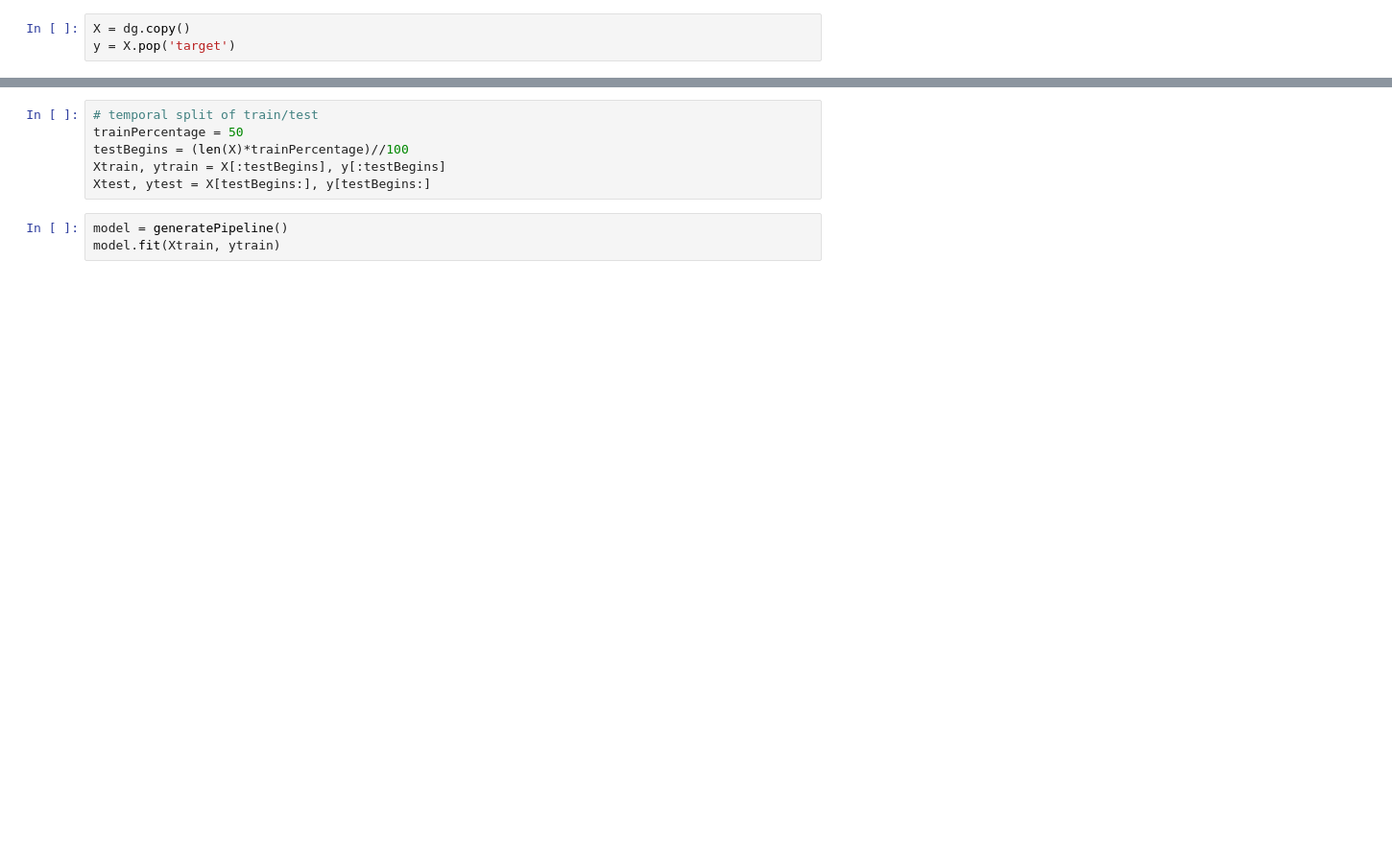
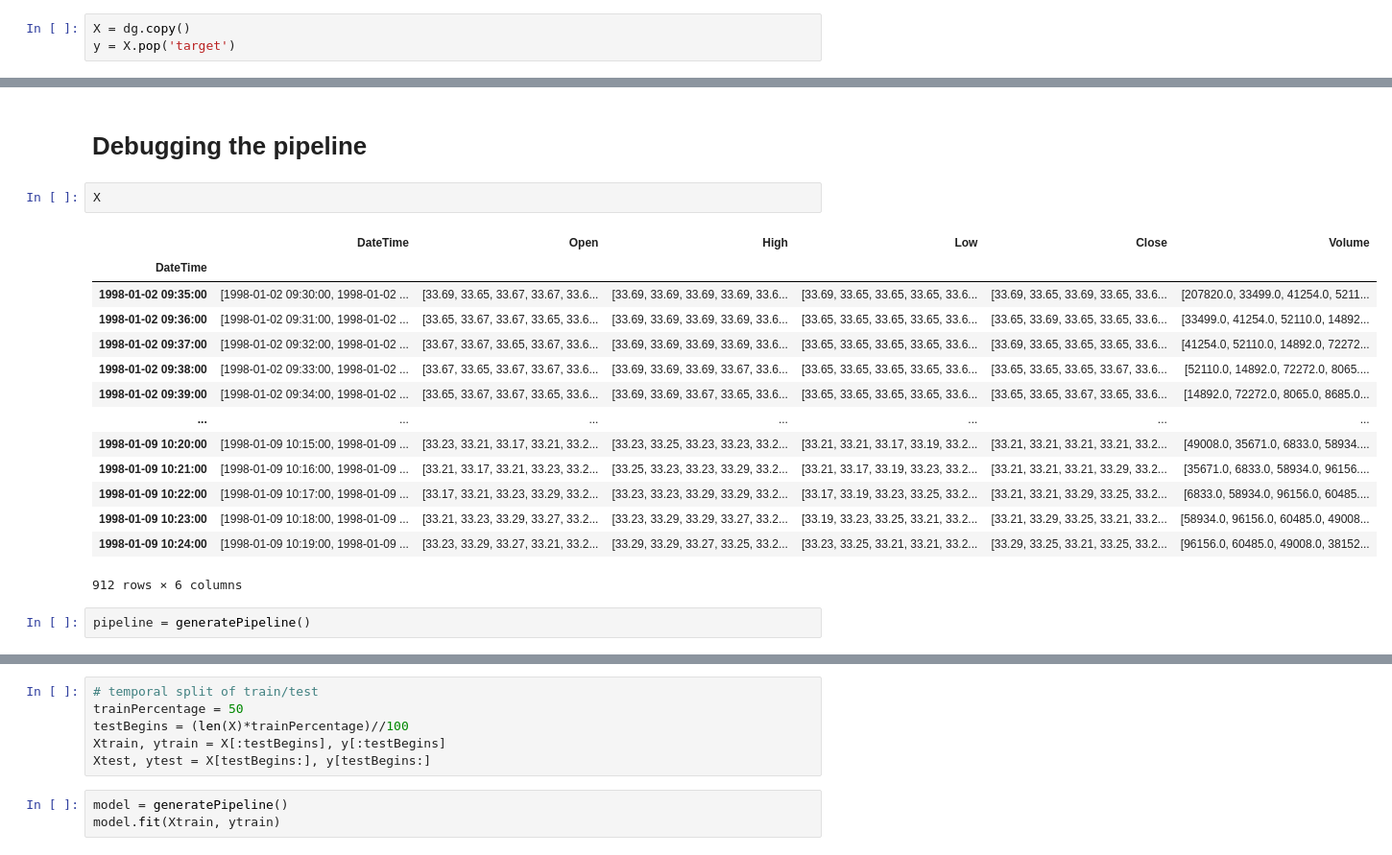
Before and after one commit to luisduque440/moneyManager, a Jupyter notebook: modeling/EDA_IBM_1min.ipynb, the cells around one changed output, grey strips where cells are left out. Shown at 96% size. Drawn from its saved outputs; the diff is of its cells as text; blank space fills up the shorter version.

Commit message:
currently working on the pipeline

```diff
--- a/modeling/EDA_IBM_1min.ipynb
+++ b/modeling/EDA_IBM_1min.ipynb
@@ -81,0 +71,21 @@ X.head()
+# %% [markdown]
+# Debugging the pipeline
+# %%
+X
+# %% [output]
+|  | DateTime | Open | High | Low | Close | Volume |
+| DateTime |  |  |  |  |  |  |
+| 1998-01-02 09:35:00 | [1998-01-02 09:30:00, 1998-01-02 ... | [33.69, 33.65, 33.67, 33.67, 33.6... | [33.69, 33.69, 33.69, 33.69, 33.6... | [33.69, 33.65, 33.65, 33.65, 33.6... | [33.69, 33.65, 33.69, 33.65, 33.6... | [207820.0, 33499.0, 41254.0, 5211... |
+| 1998-01-02 09:36:00 | [1998-01-02 09:31:00, 1998-01-02 ... | [33.65, 33.67, 33.67, 33.65, 33.6... | [33.69, 33.69, 33.69, 33.69, 33.6... | [33.65, 33.65, 33.65, 33.65, 33.6... | [33.65, 33.69, 33.65, 33.65, 33.6... | [33499.0, 41254.0, 52110.0, 14892... |
+| 1998-01-02 09:37:00 | [1998-01-02 09:32:00, 1998-01-02 ... | [33.67, 33.67, 33.65, 33.67, 33.6... | [33.69, 33.69, 33.69, 33.69, 33.6... | [33.65, 33.65, 33.65, 33.65, 33.6... | [33.69, 33.65, 33.65, 33.65, 33.6... | [41254.0, 52110.0, 14892.0, 72272... |
+| 1998-01-02 09:38:00 | [1998-01-02 09:33:00, 1998-01-02 ... | [33.67, 33.65, 33.67, 33.67, 33.6... | [33.69, 33.69, 33.69, 33.67, 33.6... | [33.65, 33.65, 33.65, 33.65, 33.6... | [33.65, 33.65, 33.65, 33.67, 33.6... | [52110.0, 14892.0, 72272.0, 8065.... |
+| 1998-01-02 09:39:00 | [1998-01-02 09:34:00, 1998-01-02 ... | [33.65, 33.67, 33.67, 33.65, 33.6... | [33.69, 33.69, 33.67, 33.65, 33.6... | [33.65, 33.65, 33.65, 33.65, 33.6... | [33.65, 33.65, 33.67, 33.65, 33.6... | [14892.0, 72272.0, 8065.0, 8685.0... |
+| ... | ... | ... | ... | ... | ... | ... |
+| 1998-01-09 10:20:00 | [1998-01-09 10:15:00, 1998-01-09 ... | [33.23, 33.21, 33.17, 33.21, 33.2... | [33.23, 33.25, 33.23, 33.23, 33.2... | [33.21, 33.21, 33.17, 33.19, 33.2... | [33.21, 33.21, 33.21, 33.21, 33.2... | [49008.0, 35671.0, 6833.0, 58934.... |
+| 1998-01-09 10:21:00 | [1998-01-09 10:16:00, 1998-01-09 ... | [33.21, 33.17, 33.21, 33.23, 33.2... | [33.25, 33.23, 33.23, 33.29, 33.2... | [33.21, 33.17, 33.19, 33.23, 33.2... | [33.21, 33.21, 33.21, 33.29, 33.2... | [35671.0, 6833.0, 58934.0, 96156.... |
+| 1998-01-09 10:22:00 | [1998-01-09 10:17:00, 1998-01-09 ... | [33.17, 33.21, 33.23, 33.29, 33.2... | [33.23, 33.23, 33.29, 33.29, 33.2... | [33.17, 33.19, 33.23, 33.25, 33.2... | [33.21, 33.21, 33.29, 33.25, 33.2... | [6833.0, 58934.0, 96156.0, 60485.... |
+| 1998-01-09 10:23:00 | [1998-01-09 10:18:00, 1998-01-09 ... | [33.21, 33.23, 33.29, 33.27, 33.2... | [33.23, 33.29, 33.29, 33.27, 33.2... | [33.19, 33.23, 33.25, 33.21, 33.2... | [33.21, 33.29, 33.25, 33.21, 33.2... | [58934.0, 96156.0, 60485.0, 49008... |
+| 1998-01-09 10:24:00 | [1998-01-09 10:19:00, 1998-01-09 ... | [33.23, 33.29, 33.27, 33.21, 33.2... | [33.29, 33.29, 33.27, 33.25, 33.2... | [33.23, 33.25, 33.21, 33.21, 33.2... | [33.29, 33.25, 33.21, 33.25, 33.2... | [96156.0, 60485.0, 49008.0, 38152... |
+912 rows × 6 columns
+# %%
+pipeline = generatePipeline()
```
Also changed, not shown: parts of 23 cells of this notebook, 3 other files.
